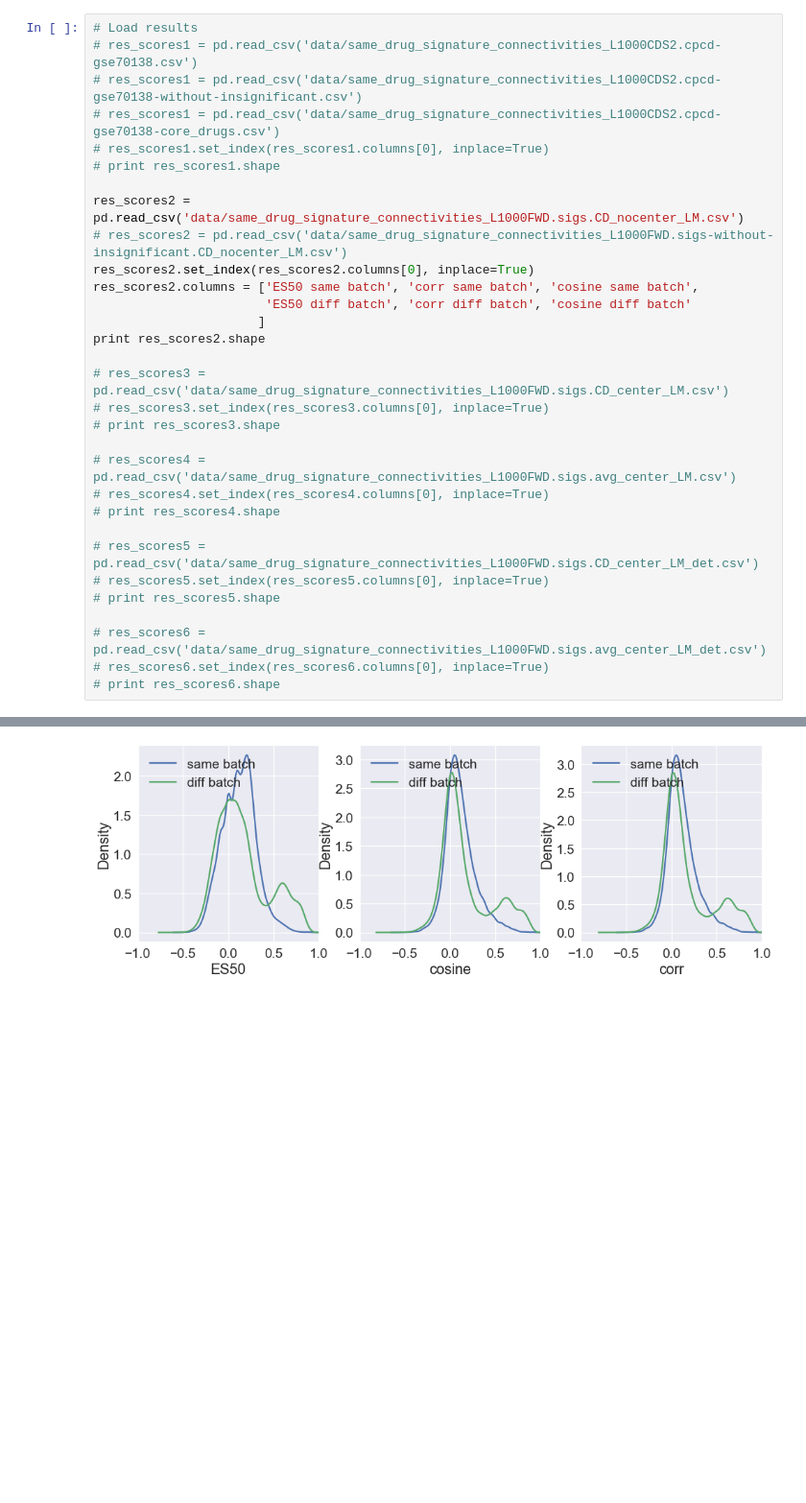
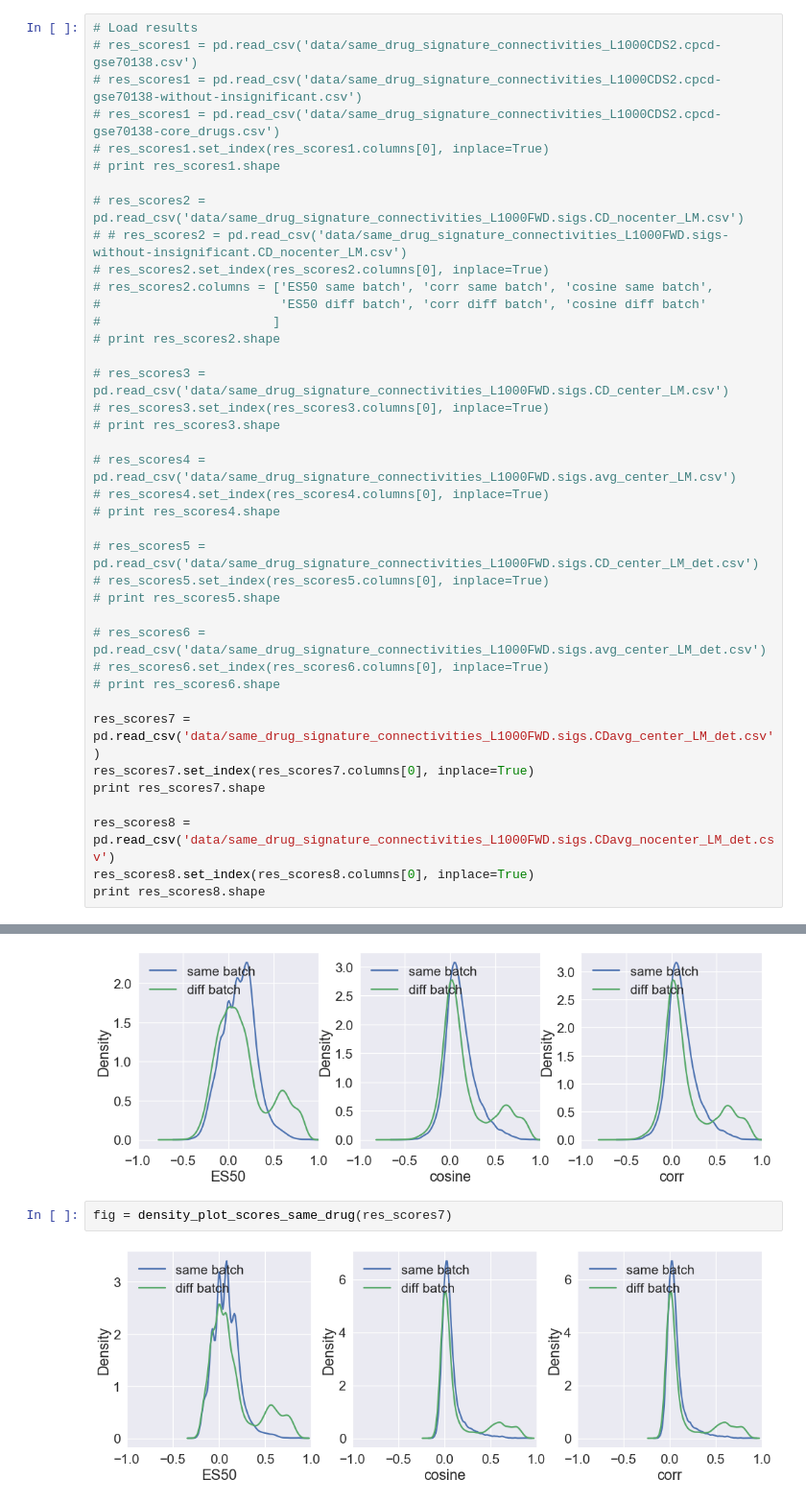
Before and after one commit to MaayanLab/L1000FWD, a Jupyter notebook: notebooks/Benchmark_connectivity1.ipynb, the cells around one changed output, grey strips where cells are left out. Shown at 96% size. Saved outputs shown, nothing was run; the diff lists cells and outputs as text; blank space fills up the shorter version.

Commit message:
Update on benchmark connectivities

```diff
--- a/notebooks/Benchmark_connectivity1.ipynb
+++ b/notebooks/Benchmark_connectivity1.ipynb
@@ -511,13 +526,13 @@ res_scores2.to_csv('data/same_drug_signature_connectivities_L1000CDS2.cpcd-gse70
 # res_scores1.set_index(res_scores1.columns[0], inplace=True)
 # print res_scores1.shape
 
-res_scores2 = pd.read_csv('data/same_drug_signature_connectivities_L1000FWD.sigs.CD_nocenter_LM.csv')
-# res_scores2 = pd.read_csv('data/same_drug_signature_connectivities_L1000FWD.sigs-without-insignificant.CD_nocenter_LM.csv')
-res_scores2.set_index(res_scores2.columns[0], inplace=True)
-res_scores2.columns = ['ES50 same batch', 'corr same batch', 'cosine same batch',
-                       'ES50 diff batch', 'corr diff batch', 'cosine diff batch'
-                      ]
-print res_scores2.shape
+# res_scores2 = pd.read_csv('data/same_drug_signature_connectivities_L1000FWD.sigs.CD_nocenter_LM.csv')
+# # res_scores2 = pd.read_csv('data/same_drug_signature_connectivities_L1000FWD.sigs-without-insignificant.CD_nocenter_LM.csv')
+# res_scores2.set_index(res_scores2.columns[0], inplace=True)
+# res_scores2.columns = ['ES50 same batch', 'corr same batch', 'cosine same batch',
+#                        'ES50 diff batch', 'corr diff batch', 'cosine diff batch'
+#                       ]
+# print res_scores2.shape
 
 # res_scores3 = pd.read_csv('data/same_drug_signature_connectivities_L1000FWD.sigs.CD_center_LM.csv')
 # res_scores3.set_index(res_scores3.columns[0], inplace=True)
@@ -534,5 +549,13 @@ print res_scores2.shape
 # res_scores6 = pd.read_csv('data/same_drug_signature_connectivities_L1000FWD.sigs.avg_center_LM_det.csv')
 # res_scores6.set_index(res_scores6.columns[0], inplace=True)
 # print res_scores6.shape
+
+res_scores7 = pd.read_csv('data/same_drug_signature_connectivities_L1000FWD.sigs.CDavg_center_LM_det.csv')
+res_scores7.set_index(res_scores7.columns[0], inplace=True)
+print res_scores7.shape
+
+res_scores8 = pd.read_csv('data/same_drug_signature_connectivities_L1000FWD.sigs.CDavg_nocenter_LM_det.csv')
+res_scores8.set_index(res_scores8.columns[0], inplace=True)
+print res_scores8.shape
 # %% [output]
 (30099, 6)
@@ -614,3 +638,7 @@ fig = density_plot_scores_same_drug(res_scores5)
 fig = density_plot_scores_same_drug(res_scores6)
 # %% [output]
 [figure]
+# %%
+fig = density_plot_scores_same_drug(res_scores7)
+# %% [output]
+[figure, added]
```
Also changed, not shown: parts of 6 cells of this notebook, 2 other files.
